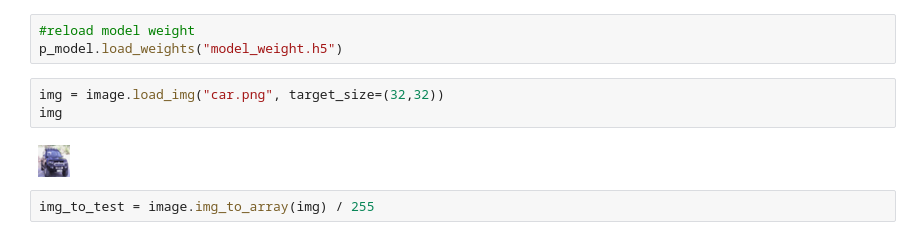
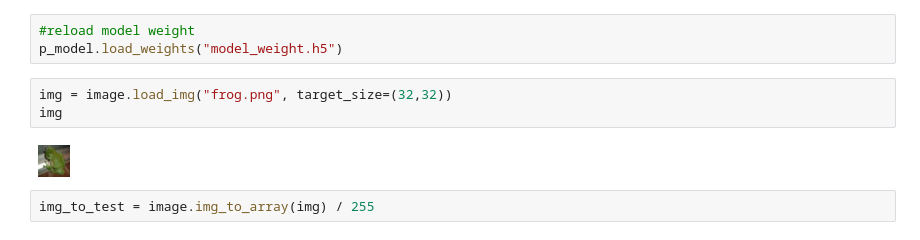
Before and after one commit to DSK10/cifar10-CNN, a Jupyter notebook: Image_rec_cifar10_CNN.ipynb, the cells around one changed output. Cells and saved outputs as stored; diff of their text form.

```diff
--- a/Image_rec_cifar10_CNN.ipynb
+++ b/Image_rec_cifar10_CNN.ipynb
@@ -130,10 +148,10 @@ p_model = model_from_json(model_struct)
 #reload model weight
 p_model.load_weights("model_weight.h5")
 # %%
-img = image.load_img("car.png", target_size=(32,32))
+img = image.load_img("frog.png", target_size=(32,32))
 img
 # %% [output]
-[figure, old version]
+[figure, new version]
 # %%
 img_to_test = image.img_to_array(img) / 255
 # %%
```
Also changed, not shown: parts of 5 cells of this notebook.
